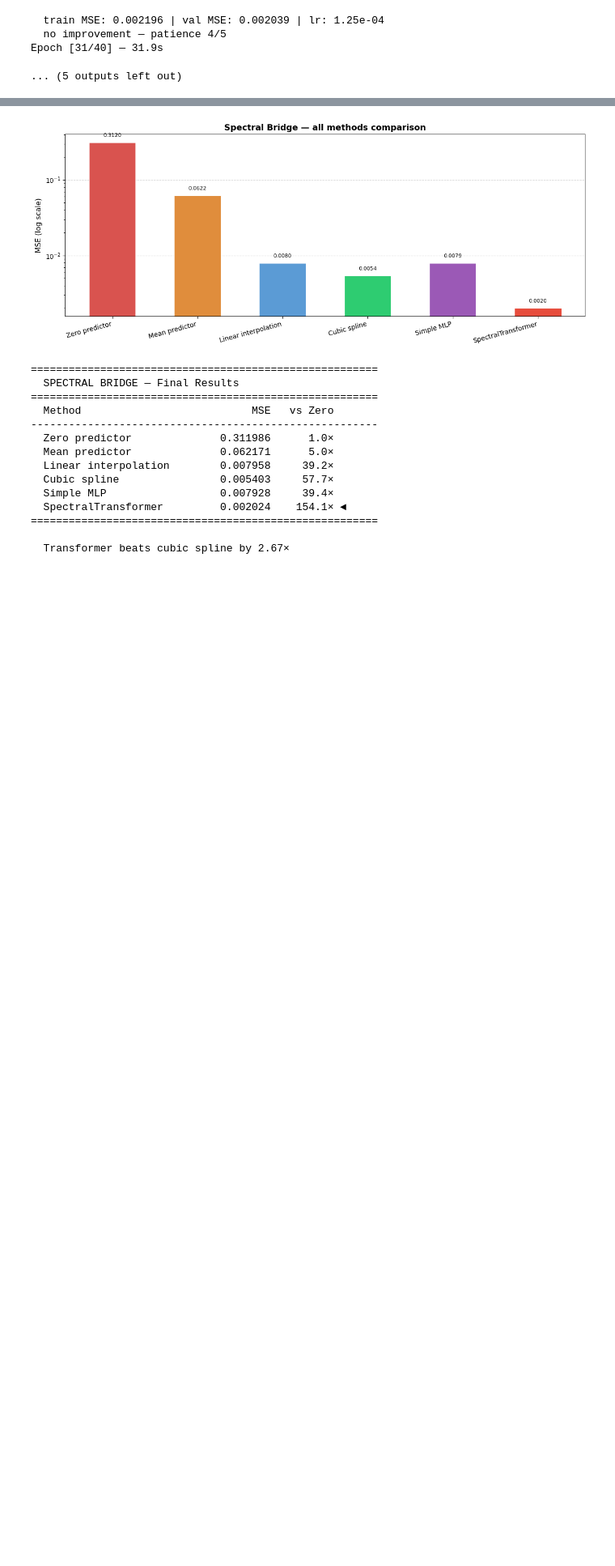
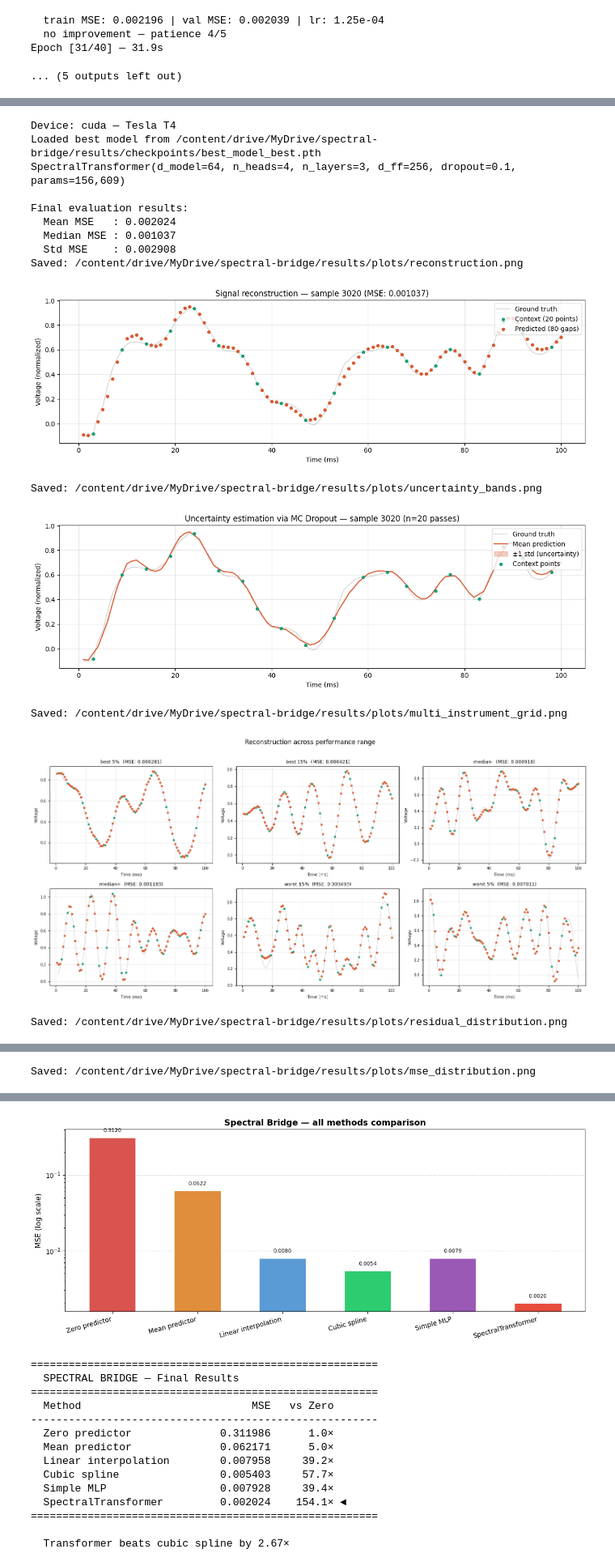
Before and after one commit to Arjun11x/spectral-bridge, a Jupyter notebook: notebooks/03_transformer.ipynb, the cells around one changed output, grey strips where cells are left out. Shown at 81% size. Drawn from its saved outputs; the diff is of its cells as text; code cells hidden in the pictures; blank space fills up the shorter version.

Commit message:
feat: complete transformer training notebook with all plots

```diff
--- a/notebooks/03_transformer.ipynb
+++ b/notebooks/03_transformer.ipynb
@@ -338,0 +249,26 @@ Saved to Drive.
+# %%
+# ── Cell 7: Full diagnostic evaluation via evaluate.py ────────────────────
+
+from src.evaluate import evaluate
+
+config.BEST_MODEL_PATH = "/content/drive/MyDrive/spectral-bridge/results/checkpoints/best_model.pth"
+config.TRAIN_FILE      = TRAIN_CSV
+config.PLOTS_DIR       = "/content/drive/MyDrive/spectral-bridge/results/plots"
+
+metrics = evaluate(csv_path=TRAIN_CSV)
+# %% [output]
+Device: cuda — Tesla T4
+Loaded best model from /content/drive/MyDrive/spectral-bridge/results/checkpoints/best_model_best.pth
+SpectralTransformer(d_model=64, n_heads=4, n_layers=3, d_ff=256, dropout=0.1, params=156,609)
+
+Final evaluation results:
+  Mean MSE   : 0.002024
+  Median MSE : 0.001037
+  Std MSE    : 0.002908
+Saved: /content/drive/MyDrive/spectral-bridge/results/plots/reconstruction.png
+[figure, added]
+Saved: /content/drive/MyDrive/spectral-bridge/results/plots/uncertainty_bands.png
+[figure, added]
+Saved: /content/drive/MyDrive/spectral-bridge/results/plots/multi_instrument_grid.png
+[figure, added]
+Saved: /content/drive/MyDrive/spectral-bridge/results/plots/residual_distribution.png
@@ -338,0 +276 @@ Saved to Drive.
+Saved: /content/drive/MyDrive/spectral-bridge/results/plots/mse_distribution.png
```
Also changed, not shown: parts of 7 cells of this notebook.
